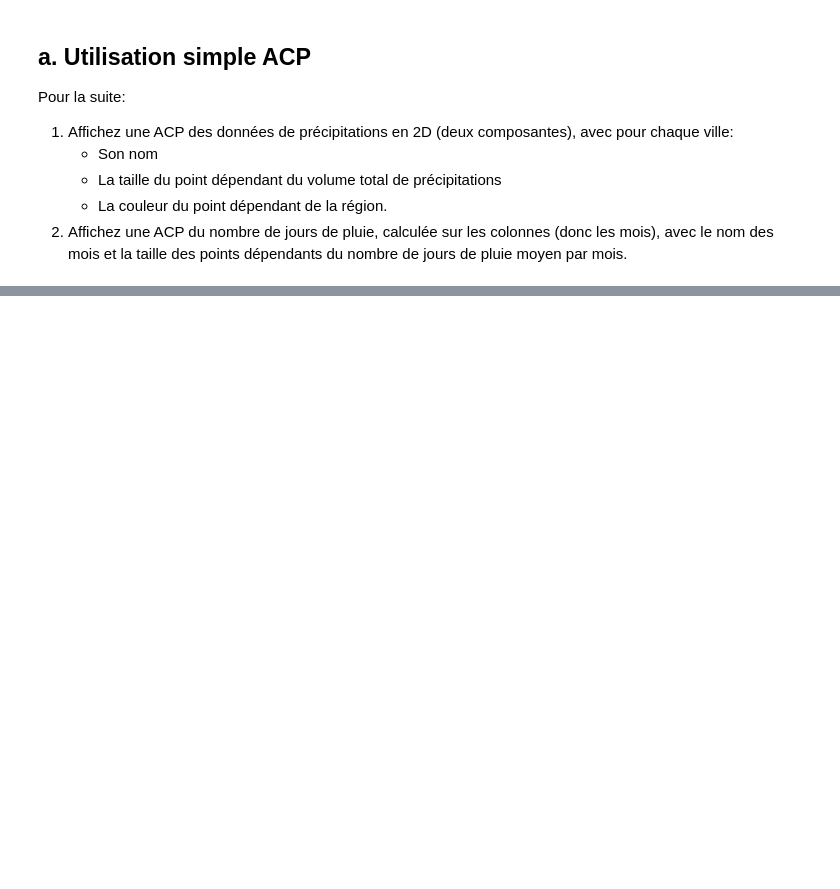
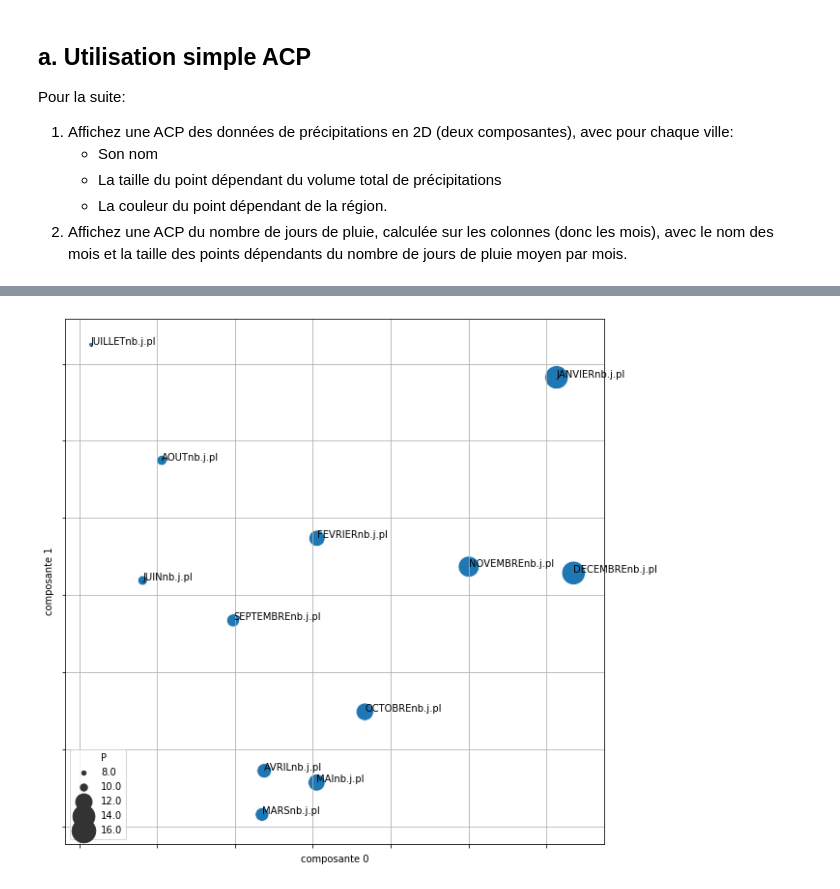
Before and after one commit to campusplage/compte-rendus-jottras_juventin, a Jupyter notebook: TP2_sklearn.ipynb, the cells around one changed output, grey strips where cells are left out. Cells and saved outputs as stored; diff of their text form; code cells hidden in the pictures; blank space fills up the shorter version.

```diff
--- a/TP2_sklearn.ipynb
+++ b/TP2_sklearn.ipynb
@@ -476,0 +562,13 @@ Pour la suite:
+# %%
+# On initialise une acp avec 2 dimensions
+pca2 = PCA(n_components=2, whiten=True)
+
+# On l'entraîne sur nos données
+pca2.fit(pcadata2)
+
+# On applique l'ACP à nos données
+x_transformed2 = pca2.transform(pcadata2)
+
+# On vérifie que nos données aient bien deux dimensions
+print('Dimension initiale des données : ', pcadata2.shape)
+print('          après ACP            : ', x_transformed2.shape)
@@ -476,0 +578,10 @@ Pour la suite:
+# %%
+# On prépare data_pca
+data_pca2 = pandas.DataFrame(x_transformed2,
+                            index=pcadata2.index,
+                            columns=pca_names)
+
+# On ajoute l'info de région des données initiales
+data_pca2['P'] = pcadata2.mean(axis = 1)
+
+data_pca2.head()
@@ -476,0 +595,22 @@ Pour la suite:
+# %%
+# On affiche le graph avec la composante 0 en x, la composante 1 en y,
+# le volume total des précipitations en taille, et la région en couleur
+g = sns.scatterplot(x='composante 0',
+                    y='composante 1',
+                    data=data_pca2,
+                    size='P',
+                    sizes=(20,600))
+
+# On supprime les indications sur les axes
+plt.gca().set_yticklabels([])
+plt.gca().set_xticklabels([])
+plt.grid()
+
+# On ajoute les noms
+for i, (text_x,text_y) in enumerate(data_pca2.iloc[:,:2].to_numpy()):
+  plt.annotate(data_pca2.index[i], (text_x,text_y))
+
+# On agrandit la figure
+plt.gcf().set_size_inches(10,10)
+# %% [output]
+[figure, added]
```
Also changed, not shown: parts of 14 cells of this notebook.
